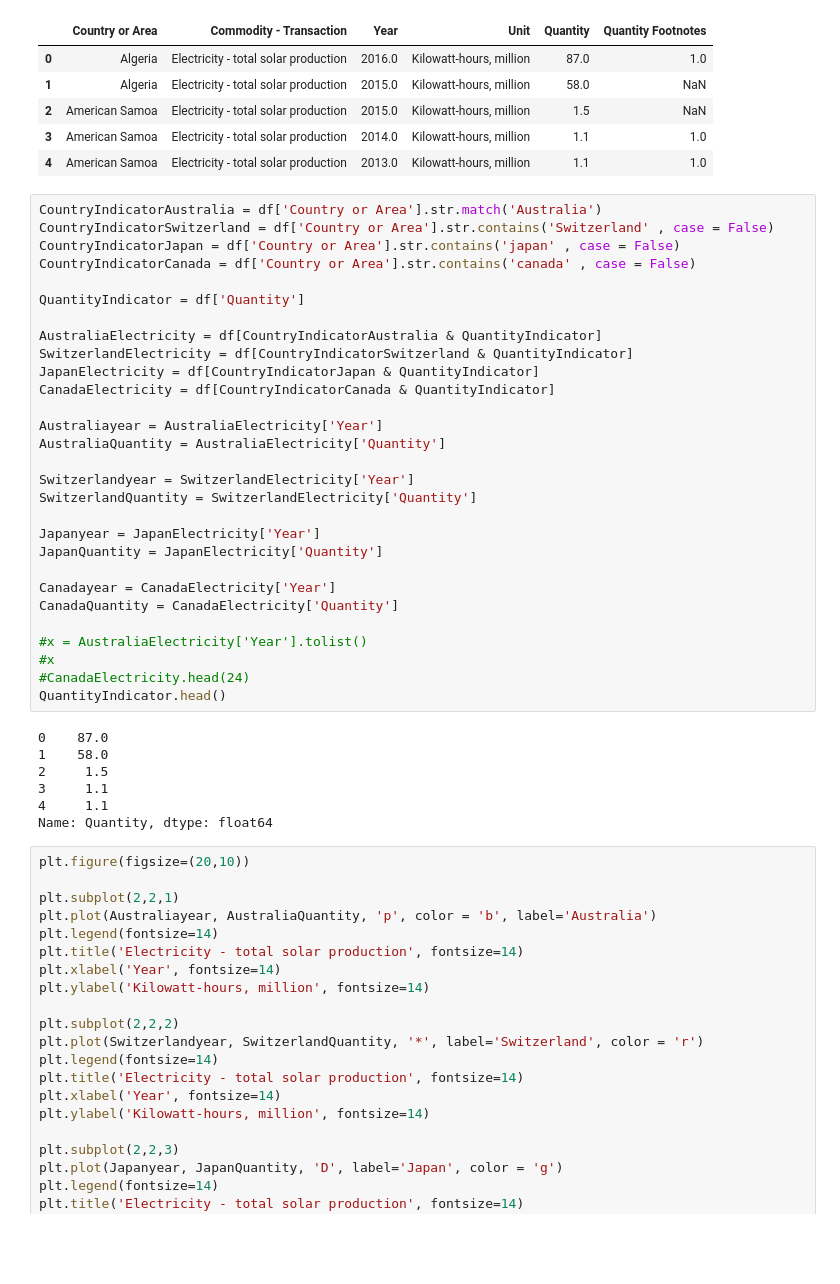
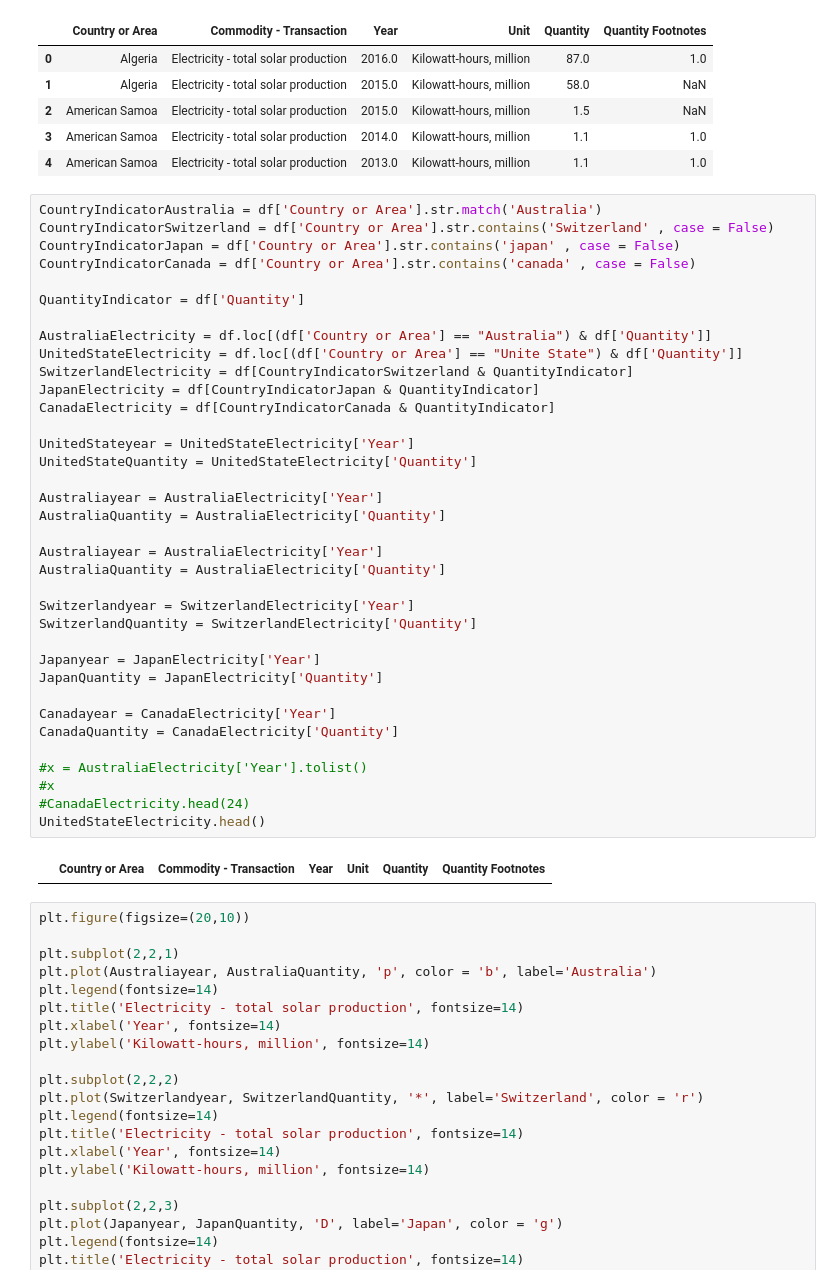
Before and after one commit to ktseringchem/ThinkfulProjects, a Jupyter notebook: Thinkful Projects/lesson 1.ipynb, the cells around one changed output. Saved outputs shown, nothing was run; the diff lists cells and outputs as text; blank space fills up the shorter version.

```diff
--- a/Thinkful Projects/lesson 1.ipynb
+++ b/Thinkful Projects/lesson 1.ipynb
@@ -17,39 +17,41 @@ df.head()
 # %%
 CountryIndicatorAustralia = df['Country or Area'].str.match('Australia')
 CountryIndicatorSwitzerland = df['Country or Area'].str.contains('Switzerland' , case = False)
 CountryIndicatorJapan = df['Country or Area'].str.contains('japan' , case = False)
 CountryIndicatorCanada = df['Country or Area'].str.contains('canada' , case = False)
 
 QuantityIndicator = df['Quantity']
 
-AustraliaElectricity = df[CountryIndicatorAustralia & QuantityIndicator]
+AustraliaElectricity = df.loc[(df['Country or Area'] == "Australia") & df['Quantity']]
+UnitedStateElectricity = df.loc[(df['Country or Area'] == "Unite State") & df['Quantity']]
 SwitzerlandElectricity = df[CountryIndicatorSwitzerland & QuantityIndicator]
 JapanElectricity = df[CountryIndicatorJapan & QuantityIndicator]
 CanadaElectricity = df[CountryIndicatorCanada & QuantityIndicator]
+
+UnitedStateyear = UnitedStateElectricity['Year']
+UnitedStateQuantity = UnitedStateElectricity['Quantity']
+
+Australiayear = AustraliaElectricity['Year']
+AustraliaQuantity = AustraliaElectricity['Quantity']
 
 Australiayear = AustraliaElectricity['Year']
 AustraliaQuantity = AustraliaElectricity['Quantity']
 
 Switzerlandyear = SwitzerlandElectricity['Year']
 SwitzerlandQuantity = SwitzerlandElectricity['Quantity']
 
 Japanyear = JapanElectricity['Year']
 JapanQuantity = JapanElectricity['Quantity']
 
 Canadayear = CanadaElectricity['Year']
 CanadaQuantity = CanadaElectricity['Quantity']
 
 #x = AustraliaElectricity['Year'].tolist()
 #x
 #CanadaElectricity.head(24)
-QuantityIndicator.head()
+UnitedStateElectricity.head()
 # %% [output]
-0    87.0
-1    58.0
-2     1.5
-3     1.1
-4     1.1
-Name: Quantity, dtype: float64
+|  | Country or Area | Commodity - Transaction | Year | Unit | Quantity | Quantity Footnotes |
 # %%
 plt.figure(figsize=(20,10))
 
```
Also changed, not shown: 3 other files.
